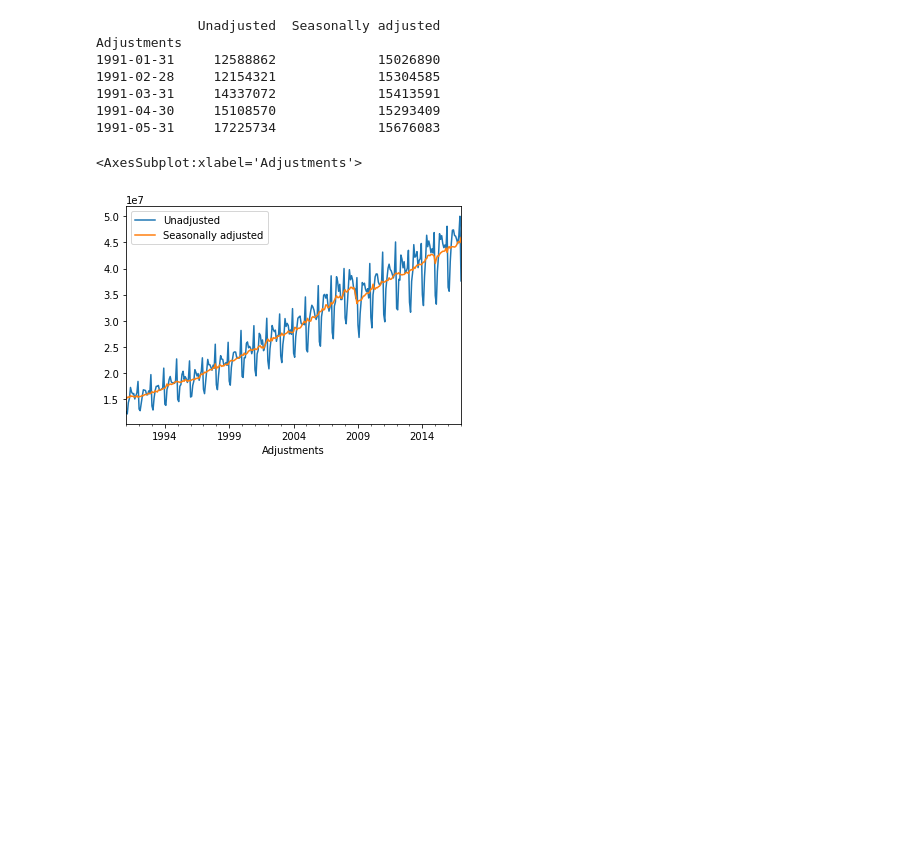
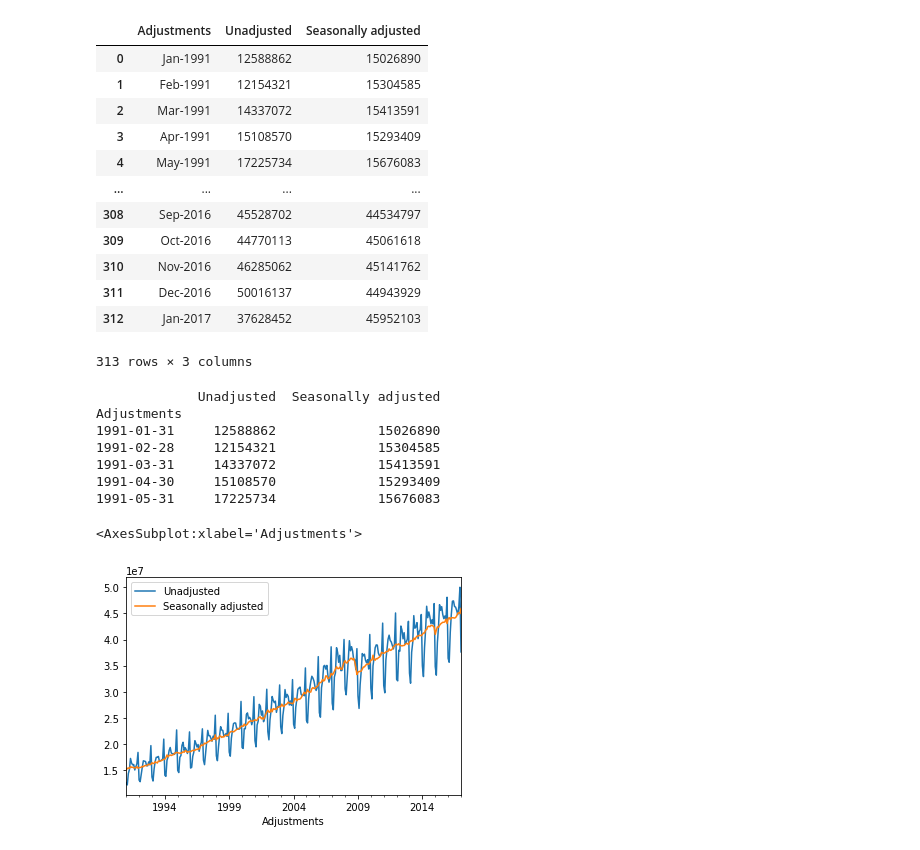
Before and after one commit to hchoi256/hchoi256.github.io, a Jupyter notebook: _posts/LSTM.ipynb, the cells around one changed output. Drawn from its saved outputs; the diff is of its cells as text; code cells hidden in the pictures; blank space fills up the shorter version.

```diff
--- a/_posts/LSTM.ipynb
+++ b/_posts/LSTM.ipynb
@@ -18,3 +27,19 @@ df.head()
+# %%
+df
+# %% [output]
+|  | Adjustments | Unadjusted | Seasonally adjusted |
+| 0 | Jan-1991 | 12588862 | 15026890 |
+| 1 | Feb-1991 | 12154321 | 15304585 |
+| 2 | Mar-1991 | 14337072 | 15413591 |
+| 3 | Apr-1991 | 15108570 | 15293409 |
+| 4 | May-1991 | 17225734 | 15676083 |
+| ... | ... | ... | ... |
+| 308 | Sep-2016 | 45528702 | 44534797 |
+| 309 | Oct-2016 | 44770113 | 45061618 |
+| 310 | Nov-2016 | 46285062 | 45141762 |
+| 311 | Dec-2016 | 50016137 | 44943929 |
+| 312 | Jan-2017 | 37628452 | 45952103 |
+313 rows × 3 columns
 # %%
 # Preprocessing
 from pandas.tseries.offsets import MonthEnd
```
Also changed, not shown: parts of 10 cells of this notebook, 5 other files.
